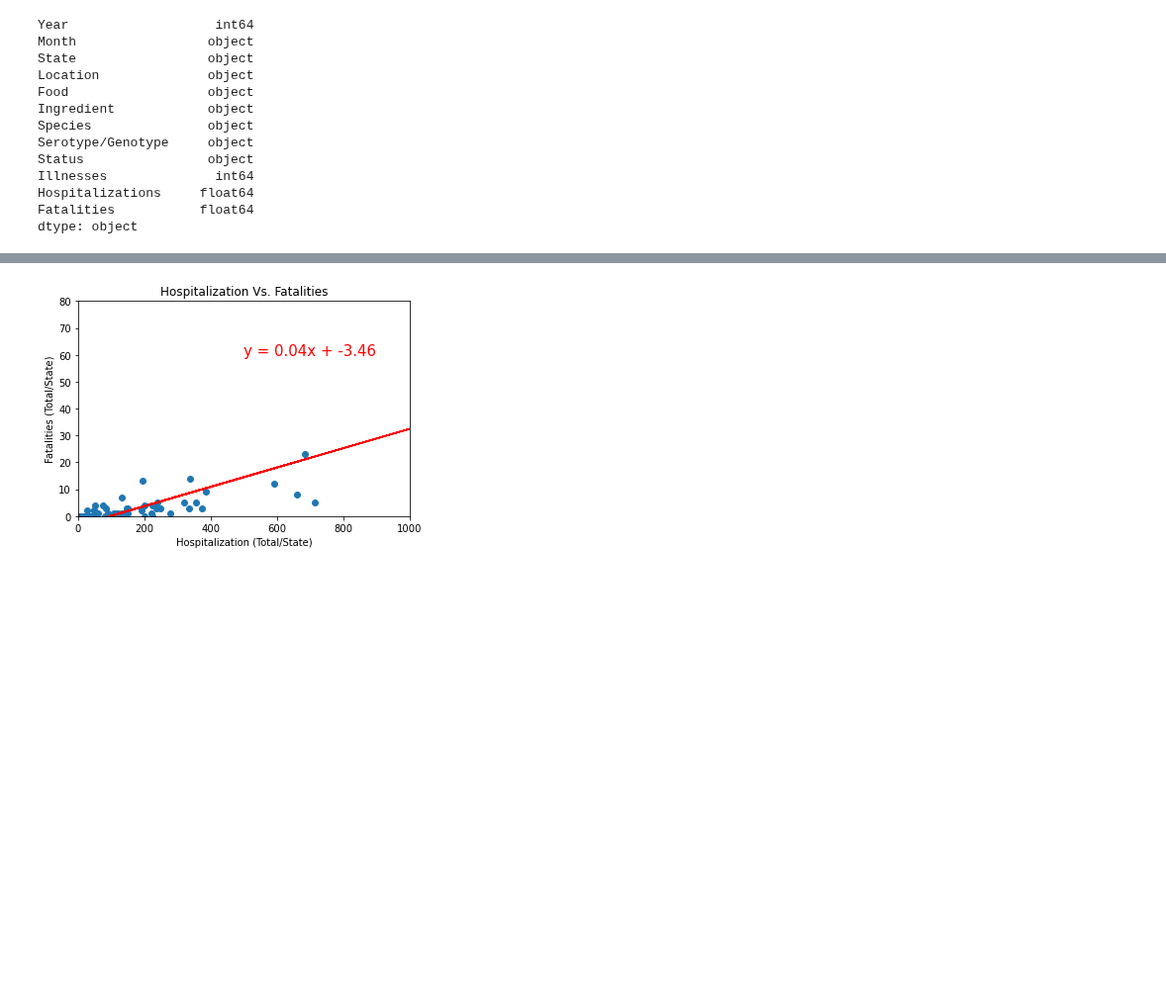
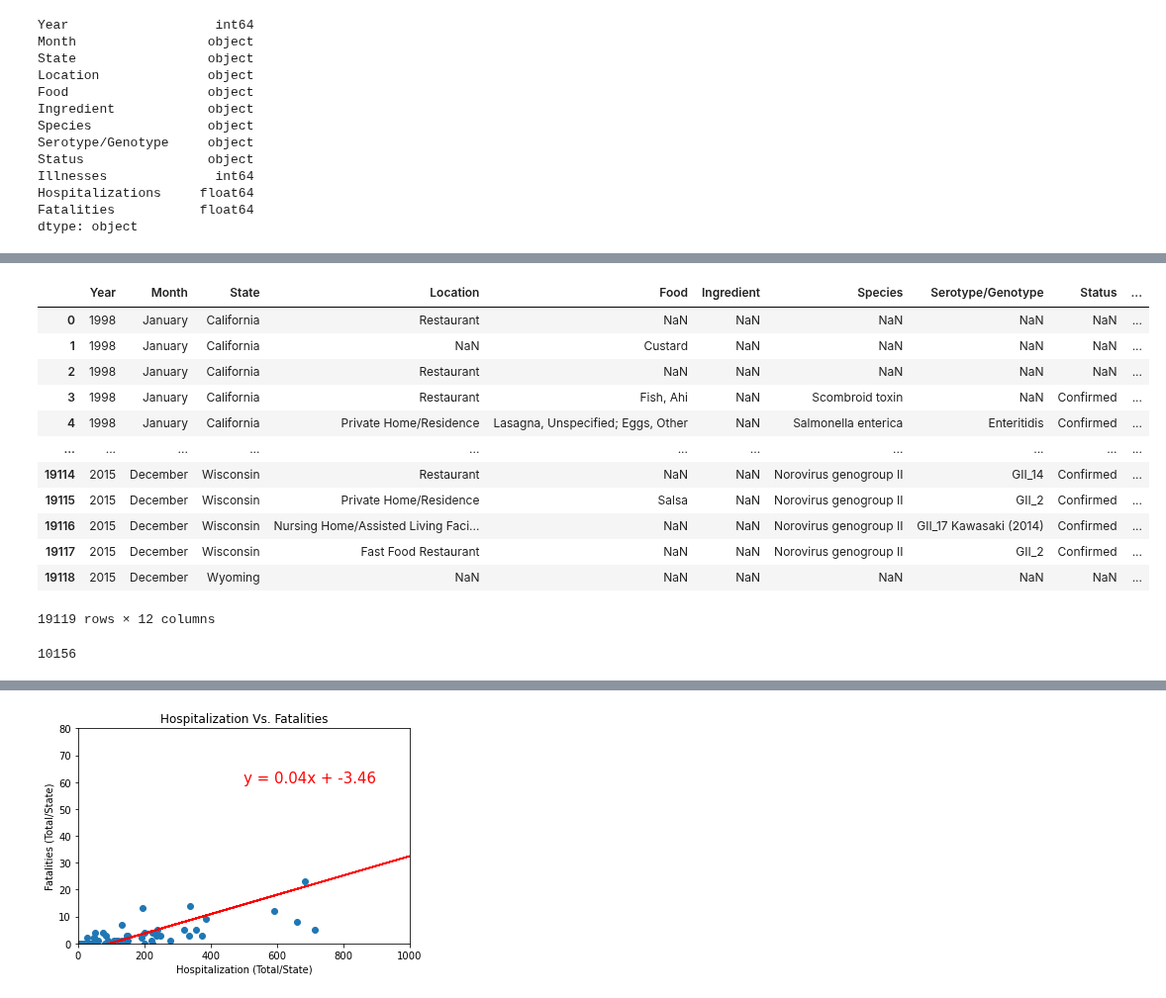
Before and after one commit to DINHC/foodborneillness, a Jupyter notebook: Foodborne_illness.ipynb, the cells around one changed output, grey strips where cells are left out. Shown at 99% size. Saved outputs shown, nothing was run; the diff lists cells and outputs as text; code cells hidden in the pictures; blank space fills up the shorter version.

```diff
--- a/Foodborne_illness.ipynb
+++ b/Foodborne_illness.ipynb
@@ -50,0 +118,23 @@ dtype: object
+# %%
+
+food_df = outbreaks_df
+food_df
+# %% [output]
+|  | Year | Month | State | Location | Food | Ingredient | Species | Serotype/Genotype | Status | ... |
+| 0 | 1998 | January | California | Restaurant | NaN | NaN | NaN | NaN | NaN | ... |
+| 1 | 1998 | January | California | NaN | Custard | NaN | NaN | NaN | NaN | ... |
+| 2 | 1998 | January | California | Restaurant | NaN | NaN | NaN | NaN | NaN | ... |
+| 3 | 1998 | January | California | Restaurant | Fish, Ahi | NaN | Scombroid toxin | NaN | Confirmed | ... |
+| 4 | 1998 | January | California | Private Home/Residence | Lasagna, Unspecified; Eggs, Other | NaN | Salmonella enterica | Enteritidis | Confirmed | ... |
+| ... | ... | ... | ... | ... | ... | ... | ... | ... | ... | ... |
+| 19114 | 2015 | December | Wisconsin | Restaurant | NaN | NaN | Norovirus genogroup II | GII_14 | Confirmed | ... |
+| 19115 | 2015 | December | Wisconsin | Private Home/Residence | Salsa | NaN | Norovirus genogroup II | GII_2 | Confirmed | ... |
+| 19116 | 2015 | December | Wisconsin | Nursing Home/Assisted Living Faci... | NaN | NaN | Norovirus genogroup II | GII_17 Kawasaki (2014) | Confirmed | ... |
+| 19117 | 2015 | December | Wisconsin | Fast Food Restaurant | NaN | NaN | Norovirus genogroup II | GII_2 | Confirmed | ... |
+| 19118 | 2015 | December | Wyoming | NaN | NaN | NaN | NaN | NaN | NaN | ... |
+19119 rows × 12 columns
+# %%
+
+food_df['Food'].count()
+# %% [output]
+10156
```
Also changed, not shown: parts of 12 cells of this notebook, 2 other files.
